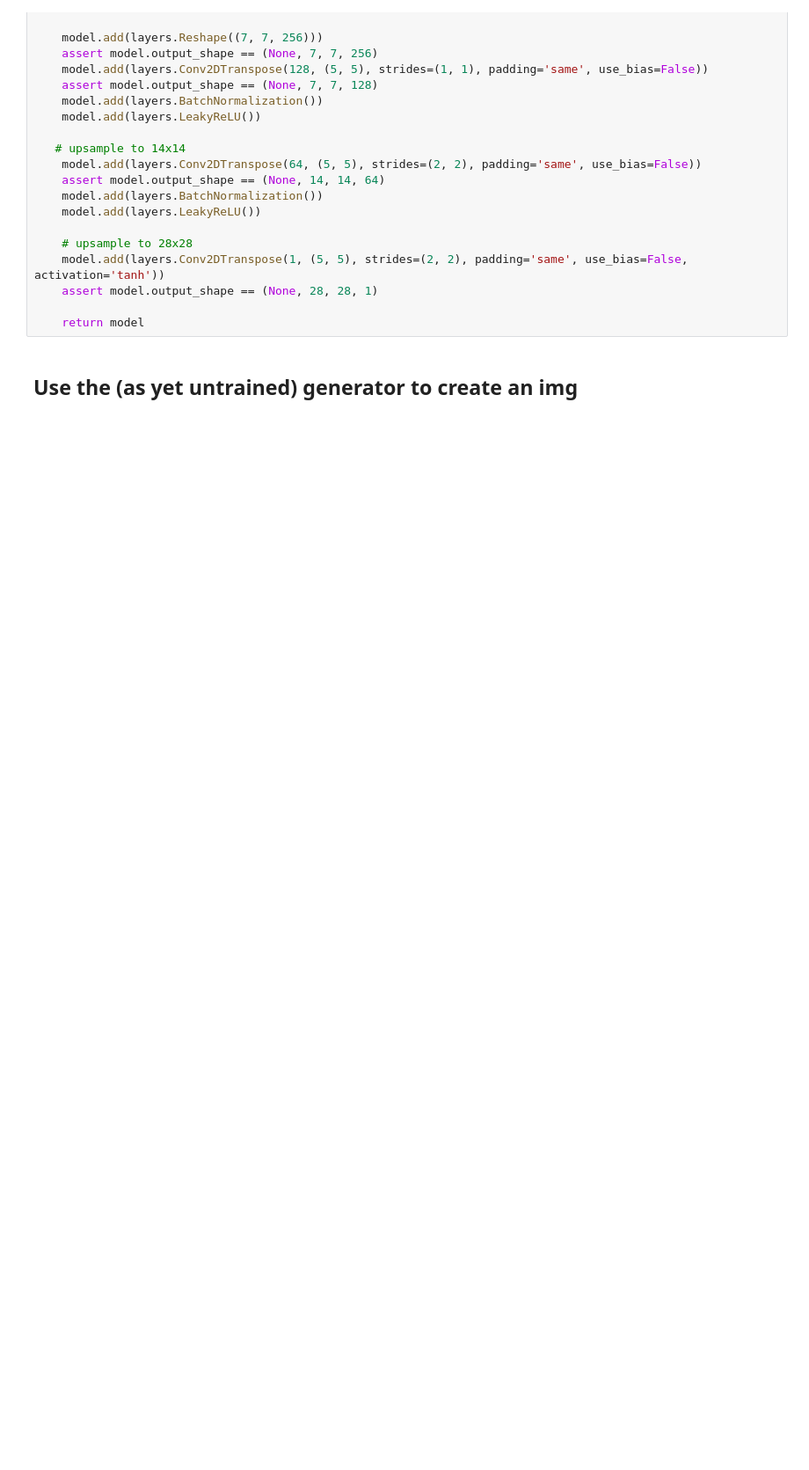
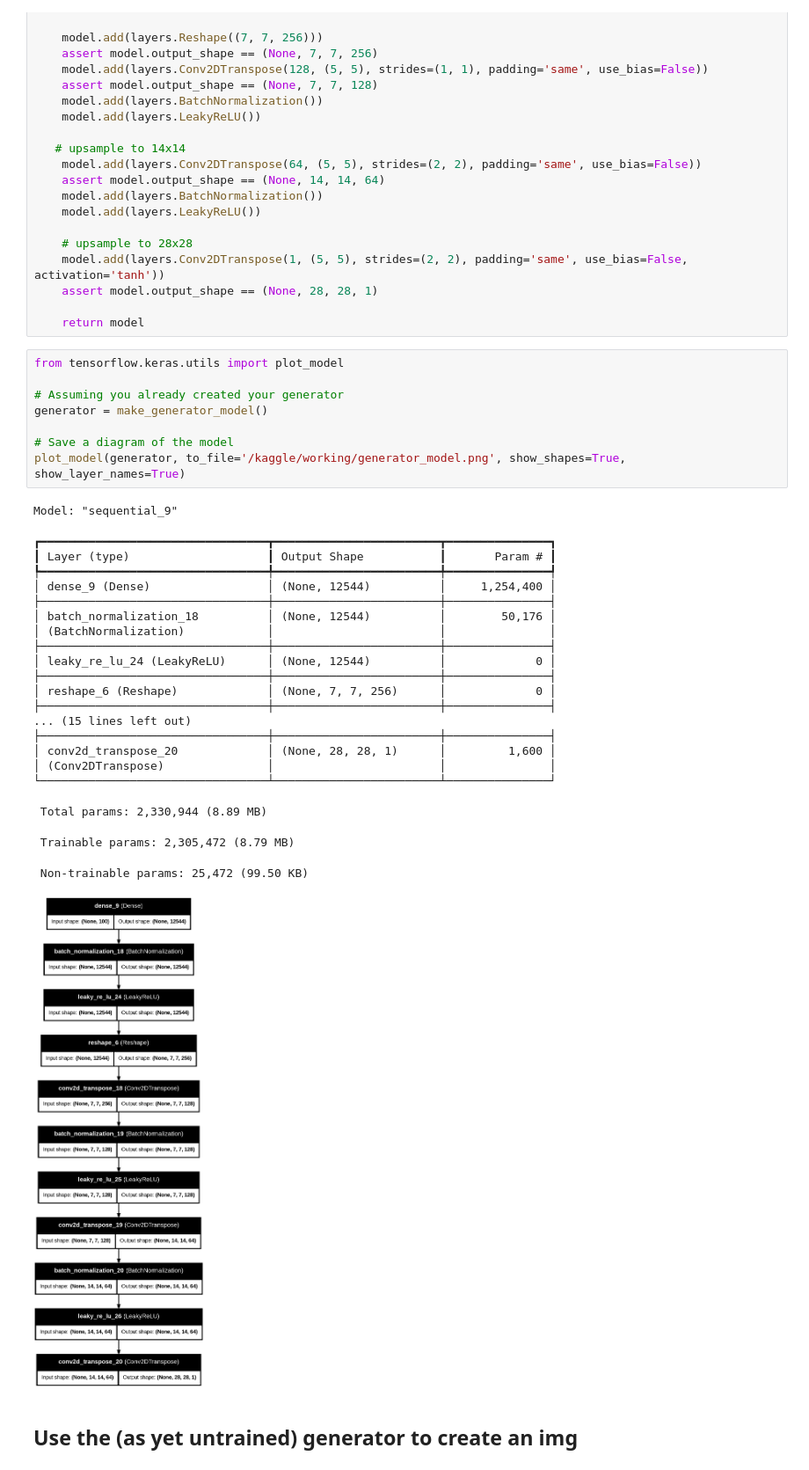
Before and after one commit to anikchand461/GAN-MNIST, a Jupyter notebook: GAN_MNIST_Notebook.ipynb, the cells around one changed output. Shown at 88% size. Saved outputs shown, nothing was run; the diff lists cells and outputs as text; blank space fills up the shorter version.

```diff
--- a/GAN_MNIST_Notebook.ipynb
+++ b/GAN_MNIST_Notebook.ipynb
@@ -103,6 +103,37 @@ def make_generator_model():
     assert model.output_shape == (None, 28, 28, 1)
 
     return model
+# %%
+from tensorflow.keras.utils import plot_model
+
+# Assuming you already created your generator
+generator = make_generator_model()
+
+# Save a diagram of the model
+plot_model(generator, to_file='/kaggle/working/generator_model.png', show_shapes=True, show_layer_names=True)
+# %% [output]
+Model: "sequential_9"
+┏━━━━━━━━━━━━━━━━━━━━━━━━━━━━━━━━━┳━━━━━━━━━━━━━━━━━━━━━━━━┳━━━━━━━━━━━━━━━┓
+┃ Layer (type)                    ┃ Output Shape           ┃       Param # ┃
+┡━━━━━━━━━━━━━━━━━━━━━━━━━━━━━━━━━╇━━━━━━━━━━━━━━━━━━━━━━━━╇━━━━━━━━━━━━━━━┩
+│ dense_9 (Dense)                 │ (None, 12544)          │     1,254,400 │
+├─────────────────────────────────┼────────────────────────┼───────────────┤
+│ batch_normalization_18          │ (None, 12544)          │        50,176 │
+│ (BatchNormalization)            │                        │               │
+├─────────────────────────────────┼────────────────────────┼───────────────┤
+│ leaky_re_lu_24 (LeakyReLU)      │ (None, 12544)          │             0 │
+├─────────────────────────────────┼────────────────────────┼───────────────┤
+│ reshape_6 (Reshape)             │ (None, 7, 7, 256)      │             0 │
+├─────────────────────────────────┼────────────────────────┼───────────────┤
+... (15 lines left out)
+├─────────────────────────────────┼────────────────────────┼───────────────┤
+│ conv2d_transpose_20             │ (None, 28, 28, 1)      │         1,600 │
+│ (Conv2DTranspose)               │                        │               │
+└─────────────────────────────────┴────────────────────────┴───────────────┘
+ Total params: 2,330,944 (8.89 MB)
+ Trainable params: 2,305,472 (8.79 MB)
+ Non-trainable params: 25,472 (99.50 KB)
+[figure, added]
 # %% [markdown]
 ## Use the (as yet untrained) generator to create an img
 # %%
```
Also changed, not shown: parts of 6 cells of this notebook, 1 other file.
